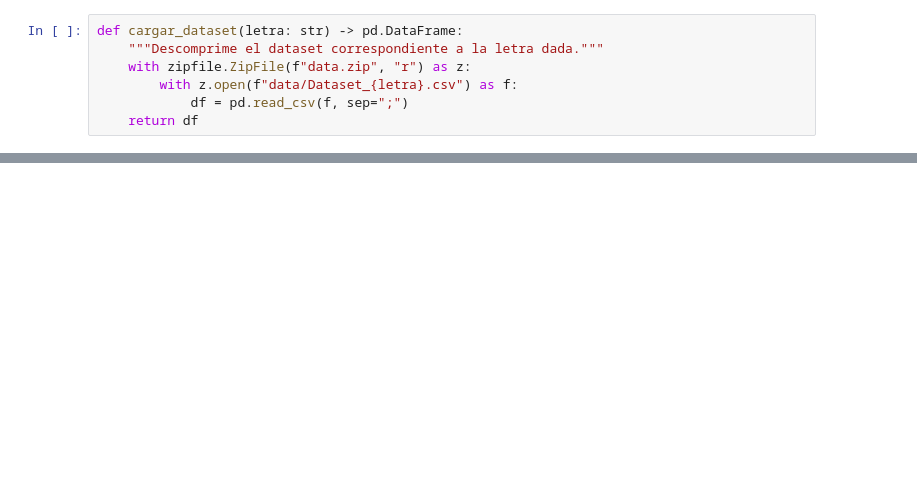
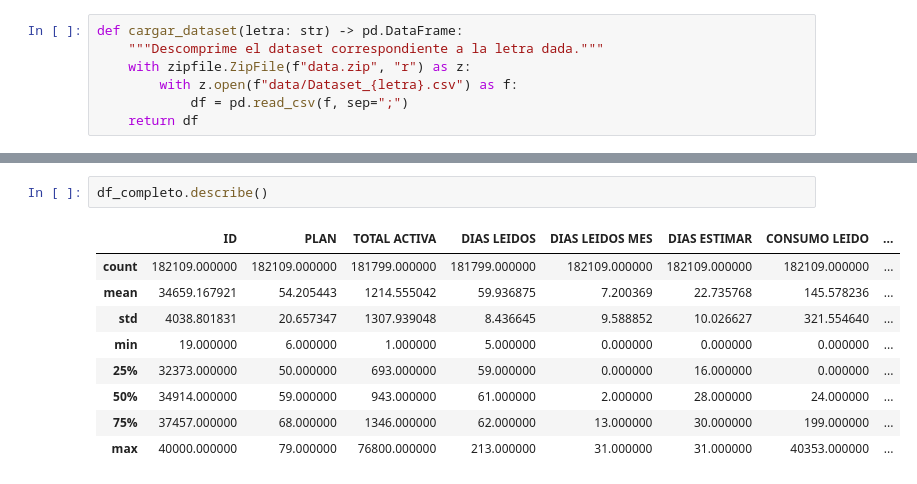
Before and after one commit to SantiagoEzequielDrelewicz/TP-LMC, a Jupyter notebook: main.ipynb, the cells around one changed output, grey strips where cells are left out. Saved outputs shown, nothing was run; the diff lists cells and outputs as text; blank space fills up the shorter version.

```diff
--- a/main.ipynb
+++ b/main.ipynb
@@ -52,0 +219,12 @@ df_A
+# %%
+df_completo.describe()
+# %% [output]
+|  | ID | PLAN | TOTAL ACTIVA | DIAS LEIDOS | DIAS LEIDOS MES | DIAS ESTIMAR | CONSUMO LEIDO | ... |
+| count | 182109.000000 | 182109.000000 | 181799.000000 | 181799.000000 | 182109.000000 | 182109.000000 | 182109.000000 | ... |
+| mean | 34659.167921 | 54.205443 | 1214.555042 | 59.936875 | 7.200369 | 22.735768 | 145.578236 | ... |
+| std | 4038.801831 | 20.657347 | 1307.939048 | 8.436645 | 9.588852 | 10.026627 | 321.554640 | ... |
+| min | 19.000000 | 6.000000 | 1.000000 | 5.000000 | 0.000000 | 0.000000 | 0.000000 | ... |
+| 25% | 32373.000000 | 50.000000 | 693.000000 | 59.000000 | 0.000000 | 16.000000 | 0.000000 | ... |
+| 50% | 34914.000000 | 59.000000 | 943.000000 | 61.000000 | 2.000000 | 28.000000 | 24.000000 | ... |
+| 75% | 37457.000000 | 68.000000 | 1346.000000 | 62.000000 | 13.000000 | 30.000000 | 199.000000 | ... |
+| max | 40000.000000 | 79.000000 | 76800.000000 | 213.000000 | 31.000000 | 31.000000 | 40353.000000 | ... |
```
Also changed, not shown: parts of 31 cells of this notebook.
